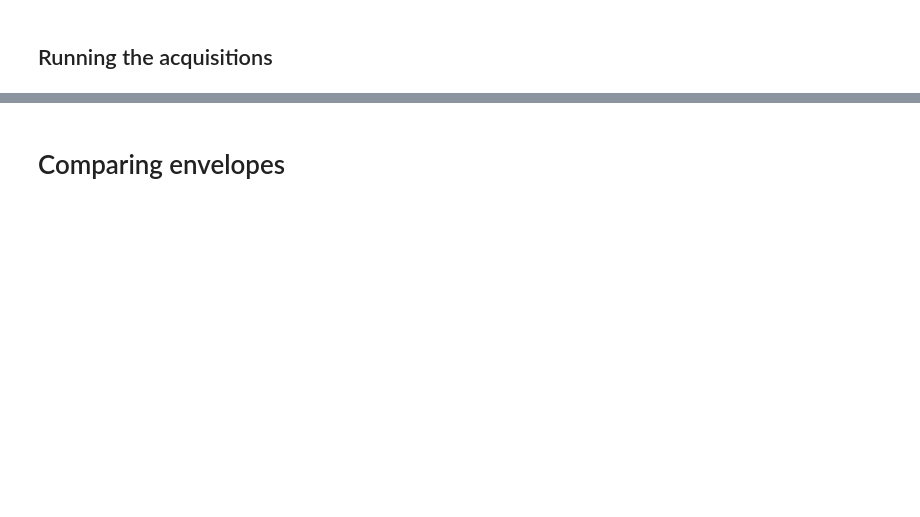
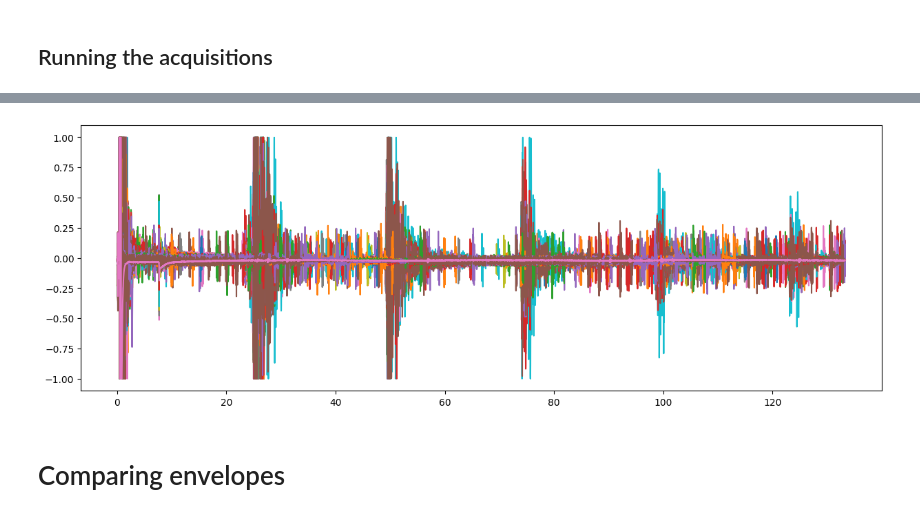
Before and after one commit to kelu124/pic0rick, a Jupyter notebook: software/rp2350_mux/Readme.ipynb, the cells around one changed output, grey strips where cells are left out. Saved outputs shown, nothing was run; the diff lists cells and outputs as text; code cells hidden in the pictures; blank space fills up the shorter version.

```diff
--- a/software/rp2350_mux/Readme.ipynb
+++ b/software/rp2350_mux/Readme.ipynb
@@ -80,3 +110,13 @@ b'run> write mux 0300\r\n' b'MAX14866 writing started\r\n' b'MAX14866 writing en
+# %%
+# All signals
+
+plt.figure(figsize=(15,5))
+t = [x/60.0 for x in range(len(sig))]
+for k in range(len(signals)):
+    sig = signals[k][0]["signal"]
+    plt.plot(t, sig)
+# %% [output]
+[figure, added]
 # %% [markdown]
 # Comparing envelopes
 # %%
```
Also changed, not shown: parts of 10 cells of this notebook, 3 other files.
